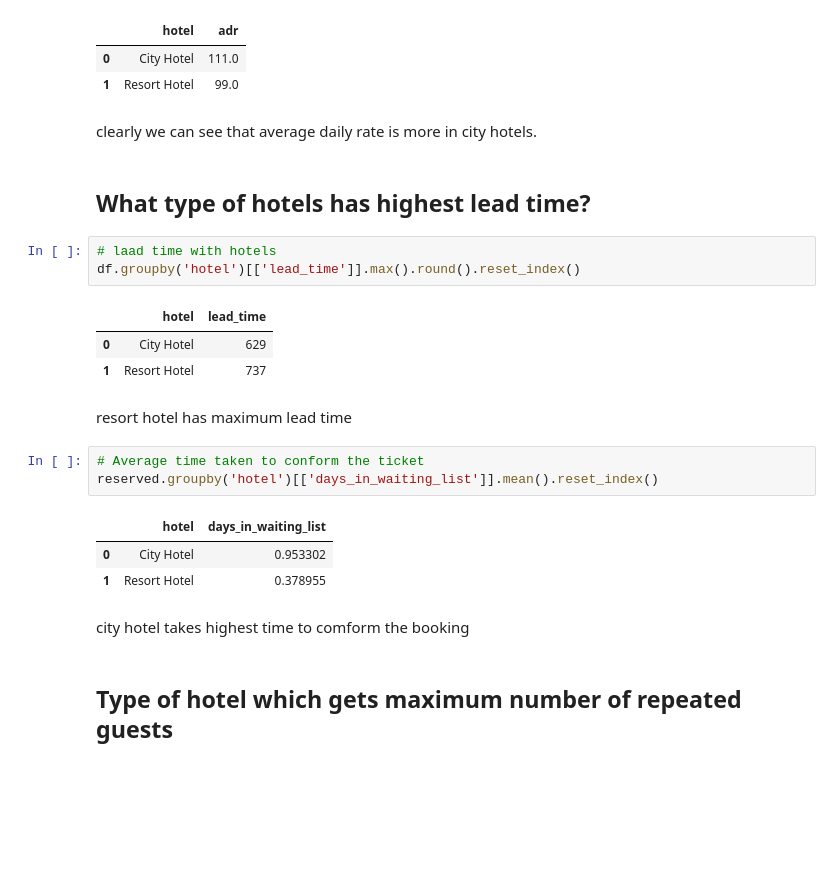
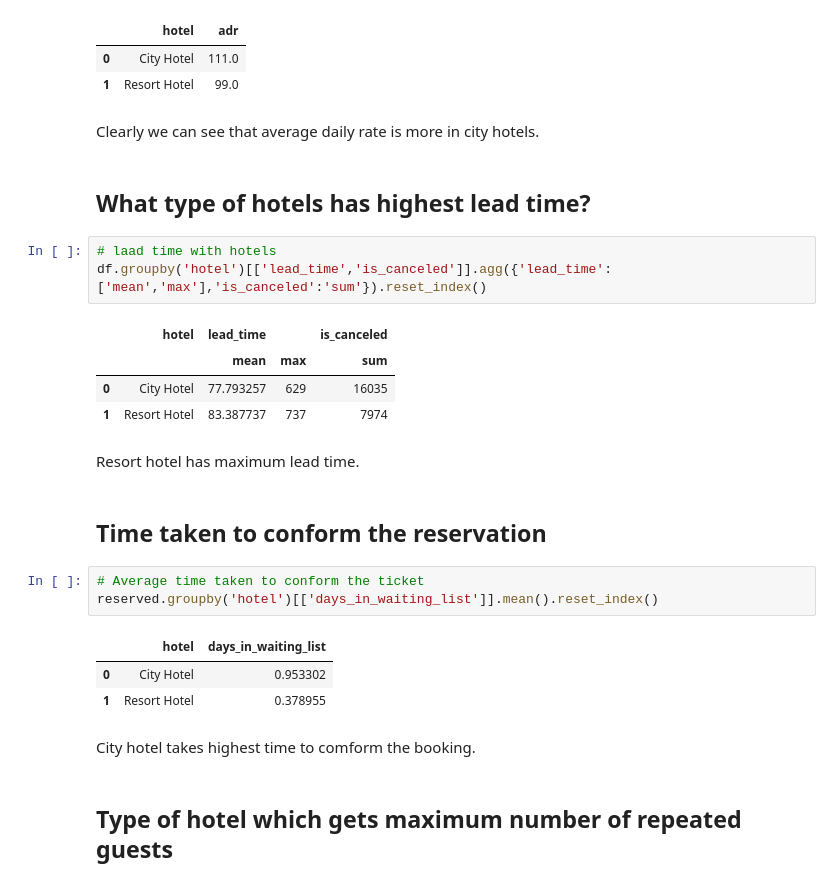
Before and after one commit to ZenCodex559/Hotel-Booking-Analysis, a Jupyter notebook: EDA_Capstone_Project_|_Hotel_Booking_Analysis.ipynb, the cells around one changed output. Drawn from its saved outputs; the diff is of its cells as text; blank space fills up the shorter version.

```diff
--- a/EDA_Capstone_Project_|_Hotel_Booking_Analysis.ipynb
+++ b/EDA_Capstone_Project_|_Hotel_Booking_Analysis.ipynb
@@ -405,18 +382,21 @@ df.groupby('hotel')[['adr']].mean().round().reset_index()
 | 0 | City Hotel | 111.0 |
 | 1 | Resort Hotel | 99.0 |
 # %% [markdown]
-clearly we can see that average daily rate is more in city hotels.
+Clearly we can see that average daily rate is more in city hotels.
 # %% [markdown]
 ## What type of hotels has highest lead time?
 # %%
 # laad time with hotels
-df.groupby('hotel')[['lead_time']].max().round().reset_index()
+df.groupby('hotel')[['lead_time','is_canceled']].agg({'lead_time':['mean','max'],'is_canceled':'sum'}).reset_index()
 # %% [output]
-|  | hotel | lead_time |
-| 0 | City Hotel | 629 |
-| 1 | Resort Hotel | 737 |
+|  | hotel | lead_time |  | is_canceled |
+|  |  | mean | max | sum |
+| 0 | City Hotel | 77.793257 | 629 | 16035 |
+| 1 | Resort Hotel | 83.387737 | 737 | 7974 |
 # %% [markdown]
-resort hotel has maximum lead time
+Resort hotel has maximum lead time.
+# %% [markdown]
+## Time taken to conform the reservation
 # %%
 # Average time taken to conform the ticket
 reserved.groupby('hotel')[['days_in_waiting_list']].mean().reset_index()
@@ -425,7 +405,7 @@ reserved.groupby('hotel')[['days_in_waiting_list']].mean().reset_index()
 | 0 | City Hotel | 0.953302 |
 | 1 | Resort Hotel | 0.378955 |
 # %% [markdown]
-city hotel takes highest time to comform the booking
+City hotel takes highest time to comform the booking.
 # %% [markdown]
 ## Type of hotel which gets maximum number of repeated guests
 # %%
```
Also changed, not shown: parts of 24 cells of this notebook.
